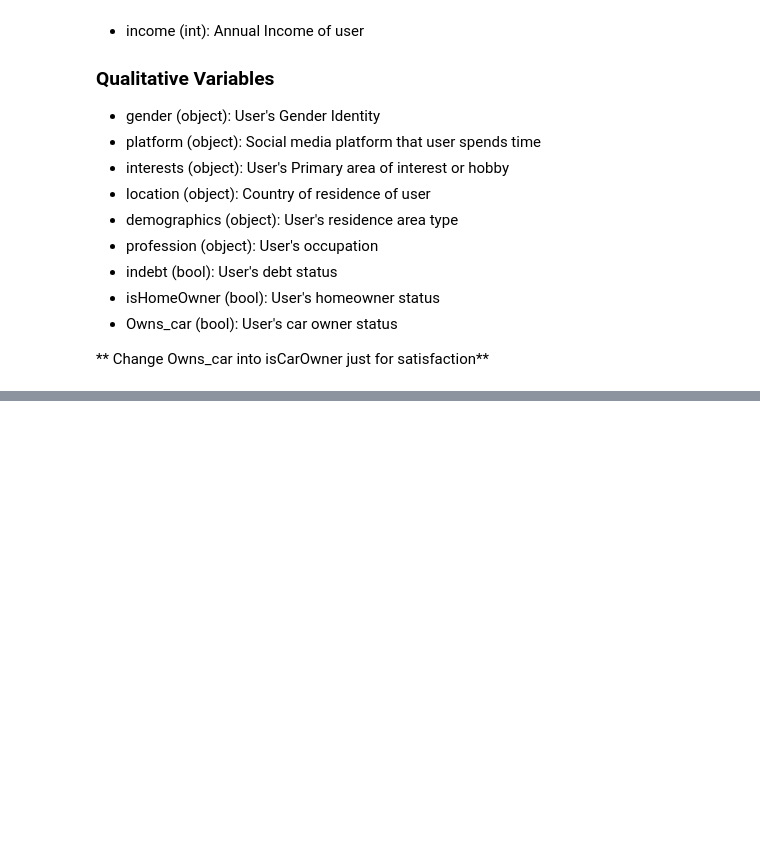
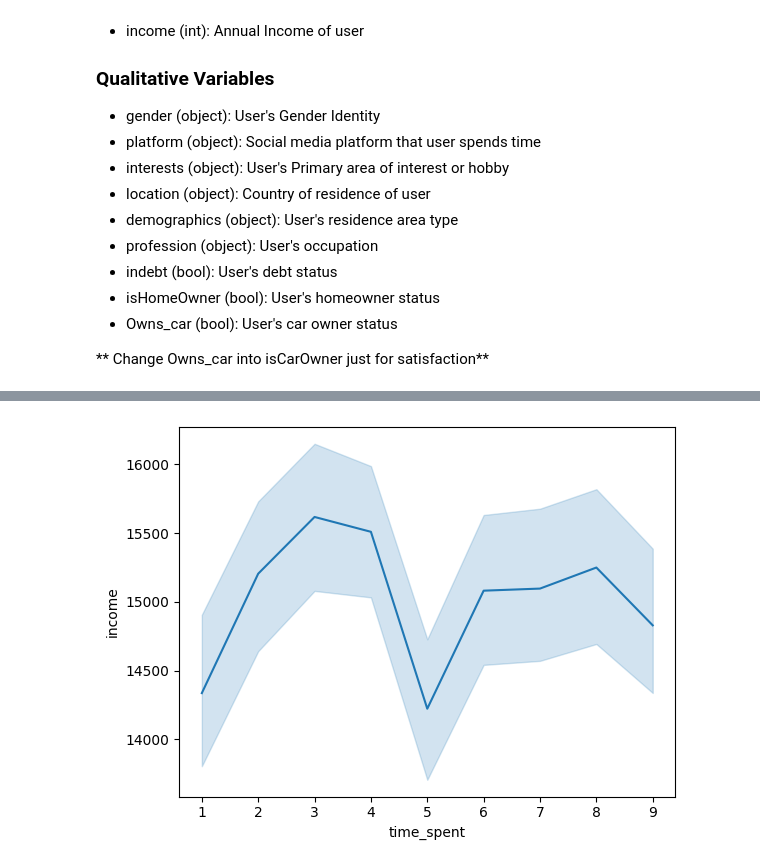
Before and after one commit to lexinlevan1/Data_Analysis_Streamlit, a Jupyter notebook: project_jupyter.ipynb, the cells around one changed output, grey strips where cells are left out. Drawn from its saved outputs; the diff is of its cells as text; code cells hidden in the pictures; blank space fills up the shorter version.

```diff
--- a/project_jupyter.ipynb
+++ b/project_jupyter.ipynb
@@ -68,0 +96,5 @@ data.head()
+# %%
+sns.lineplot(data = data, x = 'time_spent', y = 'income')
+plt.show()
+# %% [output]
+[figure, added]
```
Also changed, not shown: parts of 7 cells of this notebook.
